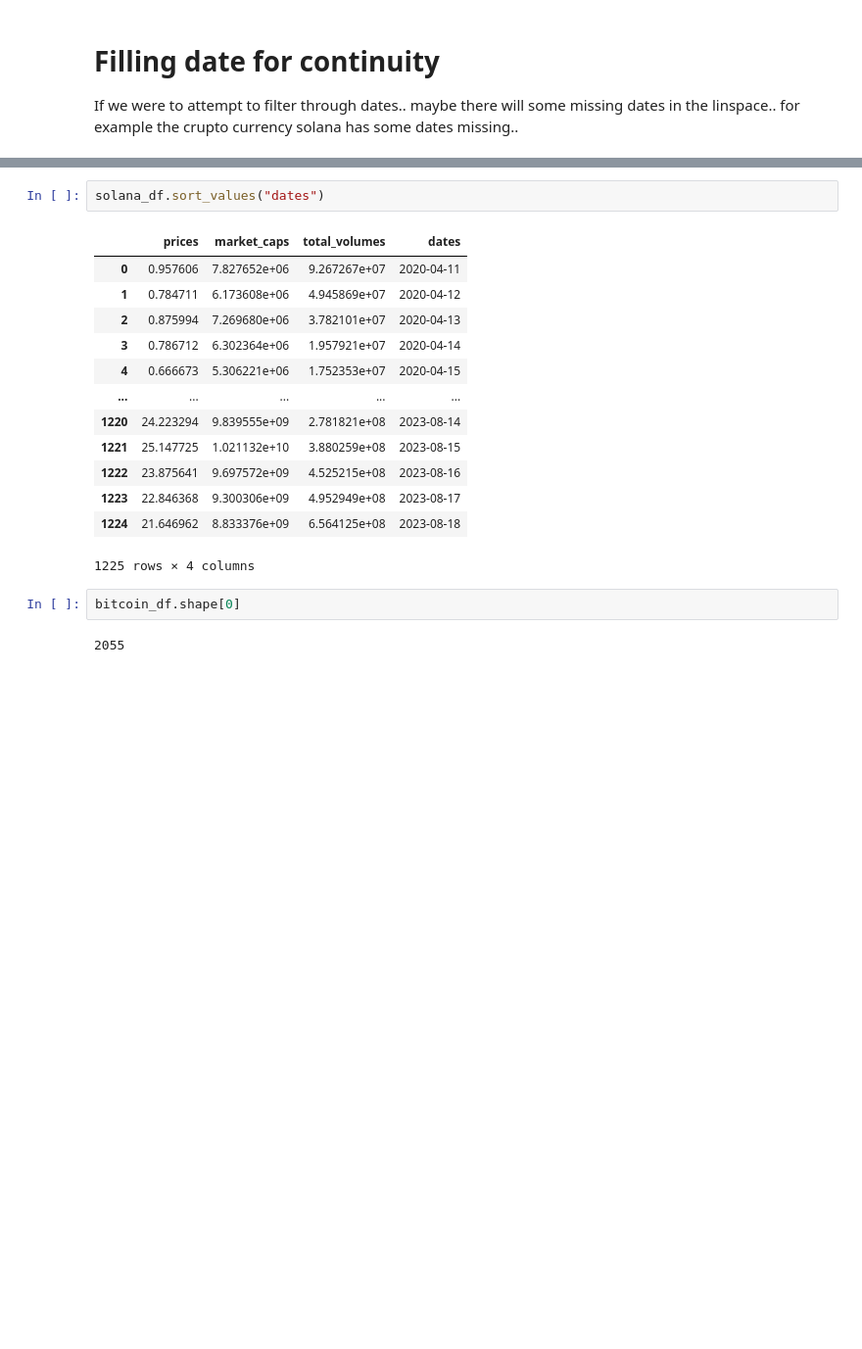
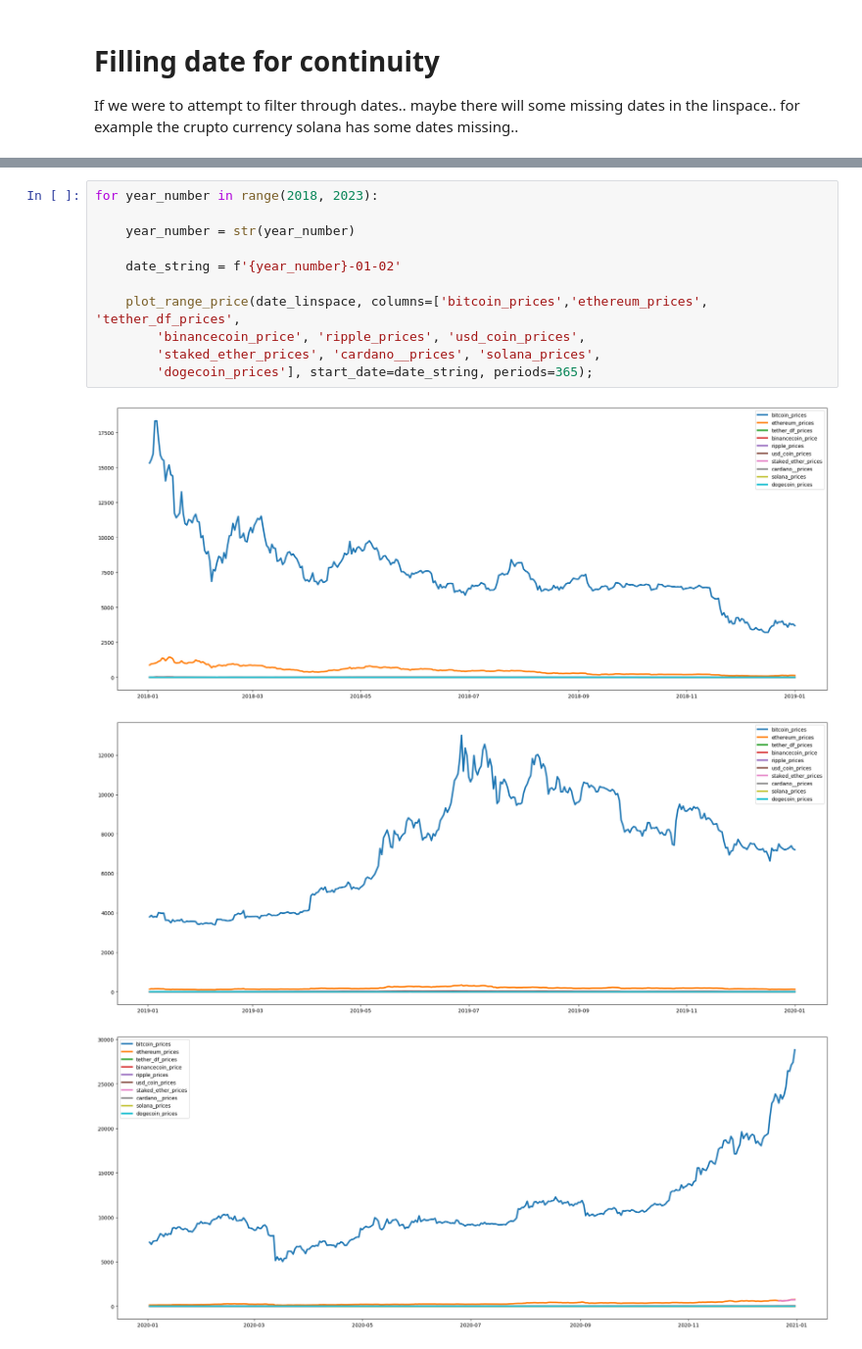
Before and after one commit to someonefrom93/PIDA_J_DIEGO, a Jupyter notebook: eda_gecko.ipynb, the cells around one changed output, grey strips where cells are left out. Shown at 98% size. Saved outputs shown, nothing was run; the diff lists cells and outputs as text; blank space fills up the shorter version.

```diff
--- a/eda_gecko.ipynb
+++ b/eda_gecko.ipynb
@@ -903,20 +876,15 @@ prices_df
-# %%
-solana_df.sort_values("dates")
-# %% [output]
-|  | prices | market_caps | total_volumes | dates |
-| 0 | 0.957606 | 7.827652e+06 | 9.267267e+07 | 2020-04-11 |
-| 1 | 0.784711 | 6.173608e+06 | 4.945869e+07 | 2020-04-12 |
-| 2 | 0.875994 | 7.269680e+06 | 3.782101e+07 | 2020-04-13 |
-| 3 | 0.786712 | 6.302364e+06 | 1.957921e+07 | 2020-04-14 |
-| 4 | 0.666673 | 5.306221e+06 | 1.752353e+07 | 2020-04-15 |
-| ... | ... | ... | ... | ... |
-| 1220 | 24.223294 | 9.839555e+09 | 2.781821e+08 | 2023-08-14 |
-| 1221 | 25.147725 | 1.021132e+10 | 3.880259e+08 | 2023-08-15 |
-| 1222 | 23.875641 | 9.697572e+09 | 4.525215e+08 | 2023-08-16 |
-| 1223 | 22.846368 | 9.300306e+09 | 4.952949e+08 | 2023-08-17 |
-| 1224 | 21.646962 | 8.833376e+09 | 6.564125e+08 | 2023-08-18 |
-1225 rows × 4 columns
-# %%
-bitcoin_df.shape[0]
-# %% [output]
-2055
+# %%
+for year_number in range(2018, 2023):
+
+    year_number = str(year_number)
+
+    date_string = f'{year_number}-01-02'
+
+    plot_range_price(date_linspace, columns=['bitcoin_prices','ethereum_prices', 'tether_df_prices',
+        'binancecoin_price', 'ripple_prices', 'usd_coin_prices',
+        'staked_ether_prices', 'cardano__prices', 'solana_prices',
+        'dogecoin_prices'], start_date=date_string, periods=365);
+# %% [output]
+[figure, added]
+[figure, added]
+[figure, added]
```
Also changed, not shown: parts of 18 cells of this notebook.
